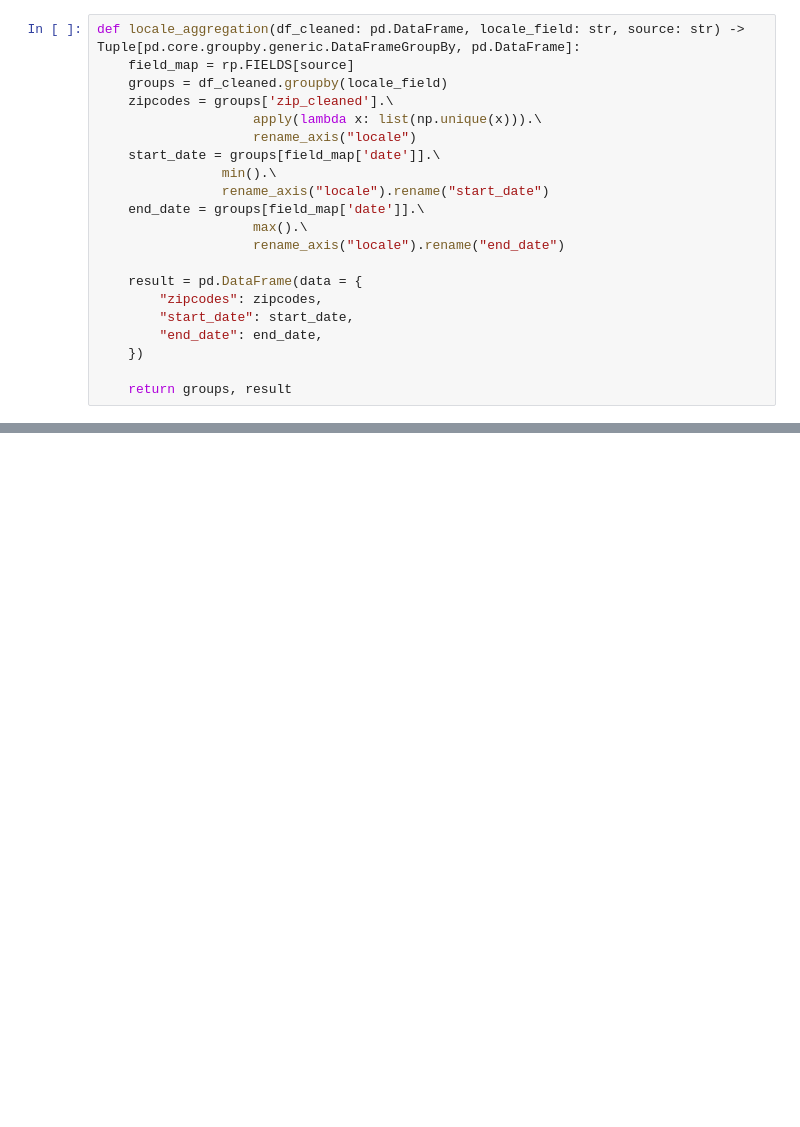
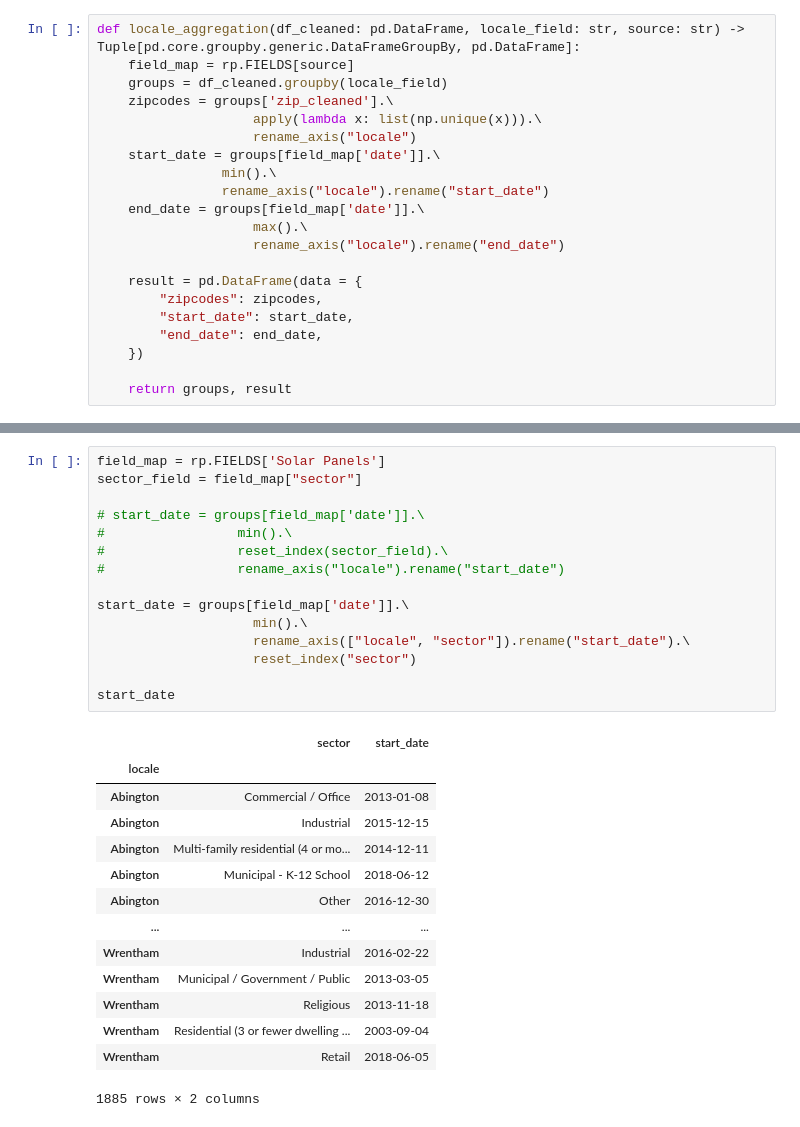
Before and after one commit to massenergize/rad_pipeline, a Jupyter notebook: notebooks/aggregation dev.ipynb, the cells around one changed output, grey strips where cells are left out. Saved outputs shown, nothing was run; the diff lists cells and outputs as text; blank space fills up the shorter version.

```diff
--- a/notebooks/aggregation dev.ipynb
+++ b/notebooks/aggregation dev.ipynb
@@ -414,0 +323,30 @@ my_list
+# %%
+field_map = rp.FIELDS['Solar Panels']
+sector_field = field_map["sector"]
+
+# start_date = groups[field_map['date']].\
+#                 min().\
+#                 reset_index(sector_field).\
+#                 rename_axis("locale").rename("start_date")
+
+start_date = groups[field_map['date']].\
+                    min().\
+                    rename_axis(["locale", "sector"]).rename("start_date").\
+                    reset_index("sector")
+
+start_date
+# %% [output]
+|  | sector | start_date |
+| locale |  |  |
+| Abington | Commercial / Office | 2013-01-08 |
+| Abington | Industrial | 2015-12-15 |
+| Abington | Multi-family residential (4 or mo... | 2014-12-11 |
+| Abington | Municipal - K-12 School | 2018-06-12 |
+| Abington | Other | 2016-12-30 |
+| ... | ... | ... |
+| Wrentham | Industrial | 2016-02-22 |
+| Wrentham | Municipal / Government / Public | 2013-03-05 |
+| Wrentham | Religious | 2013-11-18 |
+| Wrentham | Residential (3 or fewer dwelling ... | 2003-09-04 |
+| Wrentham | Retail | 2018-06-05 |
+1885 rows × 2 columns
```
Also changed, not shown: parts of 52 cells of this notebook, 5 other files.
